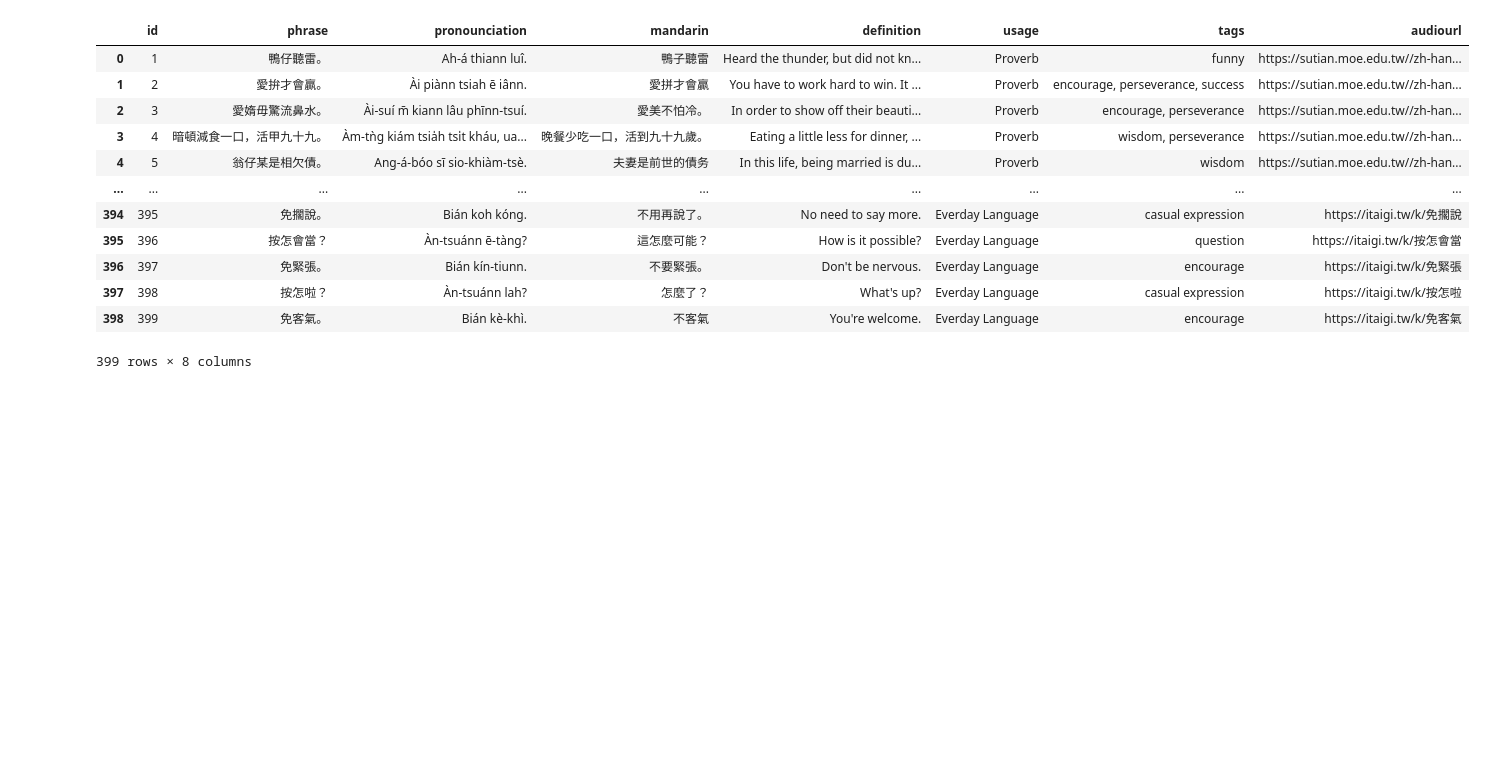
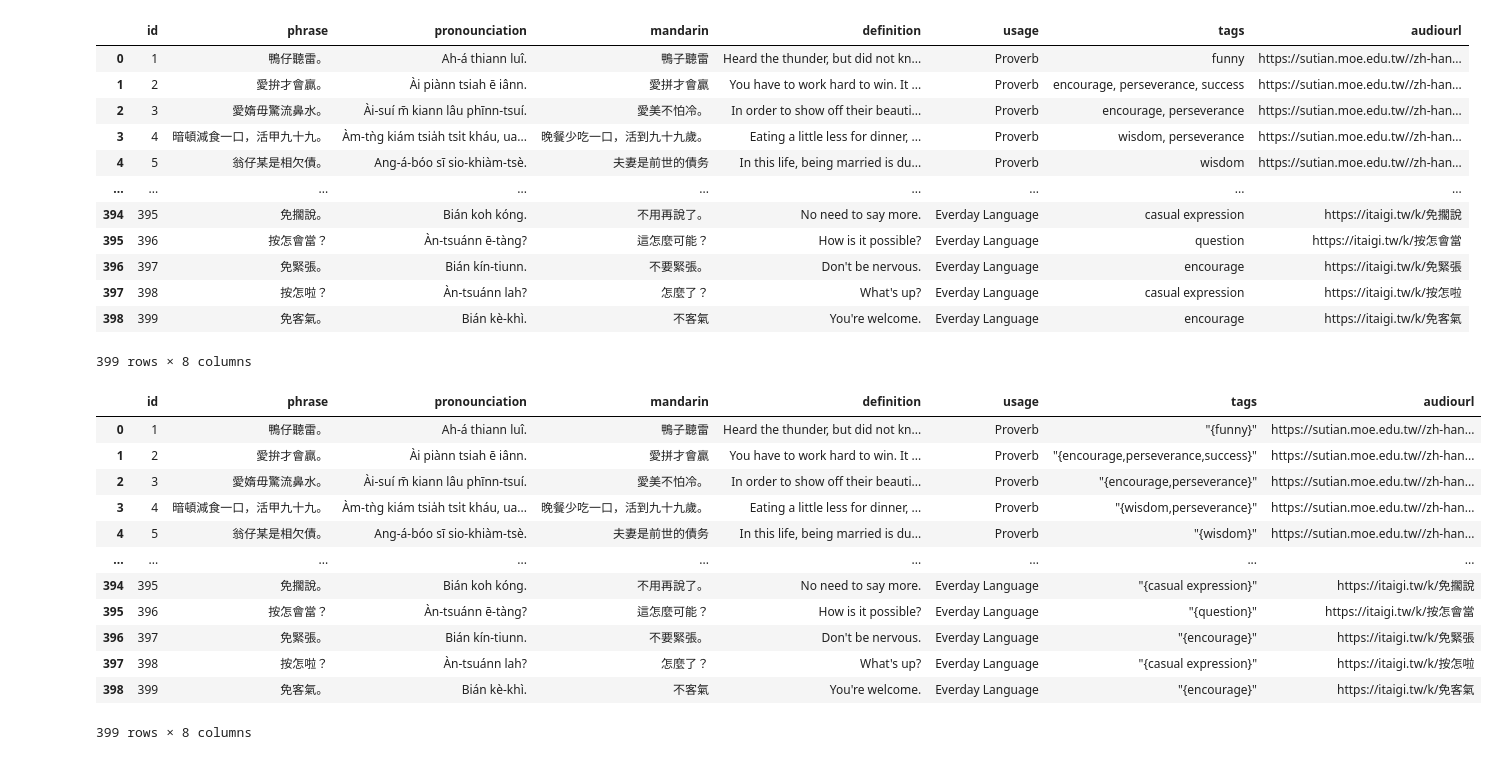
Before and after one commit to yosunlu/taiwania-backend, a Jupyter notebook: scripts/Untitled.ipynb, the cells around one changed output. Saved outputs shown, nothing was run; the diff lists cells and outputs as text; code cells hidden in the pictures; blank space fills up the shorter version.

```diff
--- a/scripts/Untitled.ipynb
+++ b/scripts/Untitled.ipynb
@@ -157,0 +156,27 @@ df.to_csv('/Users/yushanlu/Desktop/yushan-says/backend/scripts/data.csv', sep='|
+# %%
+# format the tag to import to psql column text[]
+for i in range(len(df)):
+    tags_string = df.at[i, "tags"]
+    tags_array = tags_string.split(",")
+    new_tags_string = "\"{"
+    for j in range(len(tags_array)):
+        tags_array[j] = tags_array[j].lstrip(' ')
+        new_tags_string += tags_array[j] + ","
+    tags_string = new_tags_string[:-1] + "}\""
+    df.at[i, "tags"] = tags_string
+
+df
+# %% [output]
+|  | id | phrase | pronounciation | mandarin | definition | usage | tags | audiourl |
+| 0 | 1 | 鴨仔聽雷。 | Ah-á thiann luî. | 鴨子聽雷 | Heard the thunder, but did not kn... | Proverb | "{funny}" | https://sutian.moe.edu.tw//zh-han... |
+| 1 | 2 | 愛拚才會贏。 | Ài piànn tsiah ē iânn. | 愛拼才會贏 | You have to work hard to win. It ... | Proverb | "{encourage,perseverance,success}" | https://sutian.moe.edu.tw//zh-han... |
+| 2 | 3 | 愛媠毋驚流鼻水。 | Ài-suí m̄ kiann lâu phīnn-tsuí. | 愛美不怕冷。 | In order to show off their beauti... | Proverb | "{encourage,perseverance}" | https://sutian.moe.edu.tw//zh-han... |
+| 3 | 4 | 暗頓減食一口，活甲九十九。 | Àm-tǹg kiám tsia̍h tsi̍t kháu, ua... | 晚餐少吃一口，活到九十九歲。 | Eating a little less for dinner, ... | Proverb | "{wisdom,perseverance}" | https://sutian.moe.edu.tw//zh-han... |
+| 4 | 5 | 翁仔某是相欠債。 | Ang-á-bóo sī sio-khiàm-tsè. | 夫妻是前世的債务 | In this life, being married is du... | Proverb | "{wisdom}" | https://sutian.moe.edu.tw//zh-han... |
+| ... | ... | ... | ... | ... | ... | ... | ... | ... |
+| 394 | 395 | 免擱說。 | Bián koh kóng. | 不用再說了。 | No need to say more. | Everday Language | "{casual expression}" | https://itaigi.tw/k/免擱說 |
+| 395 | 396 | 按怎會當？ | Àn-tsuánn ē-tàng? | 這怎麼可能？ | How is it possible? | Everday Language | "{question}" | https://itaigi.tw/k/按怎會當 |
+| 396 | 397 | 免緊張。 | Bián kín-tiunn. | 不要緊張。 | Don't be nervous. | Everday Language | "{encourage}" | https://itaigi.tw/k/免緊張 |
+| 397 | 398 | 按怎啦？ | Àn-tsuánn lah? | 怎麼了？ | What's up? | Everday Language | "{casual expression}" | https://itaigi.tw/k/按怎啦 |
+| 398 | 399 | 免客氣。 | Bián kè-khì. | 不客氣 | You're welcome. | Everday Language | "{encourage}" | https://itaigi.tw/k/免客氣 |
+399 rows × 8 columns
```
Also changed, not shown: parts of 2 cells of this notebook, 1 other file.
